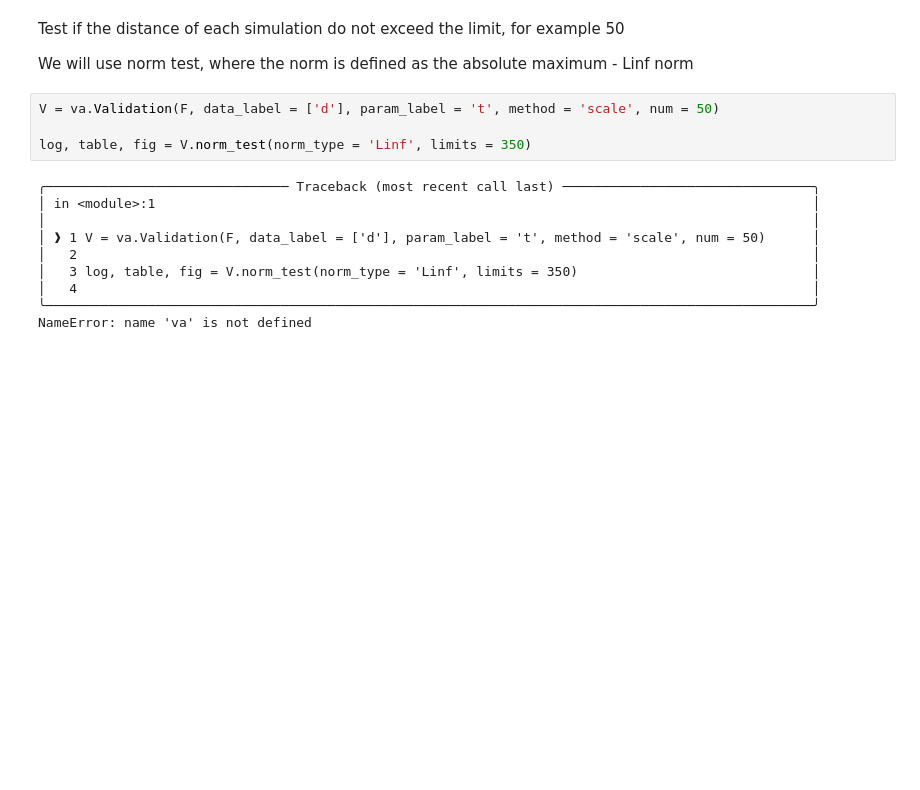
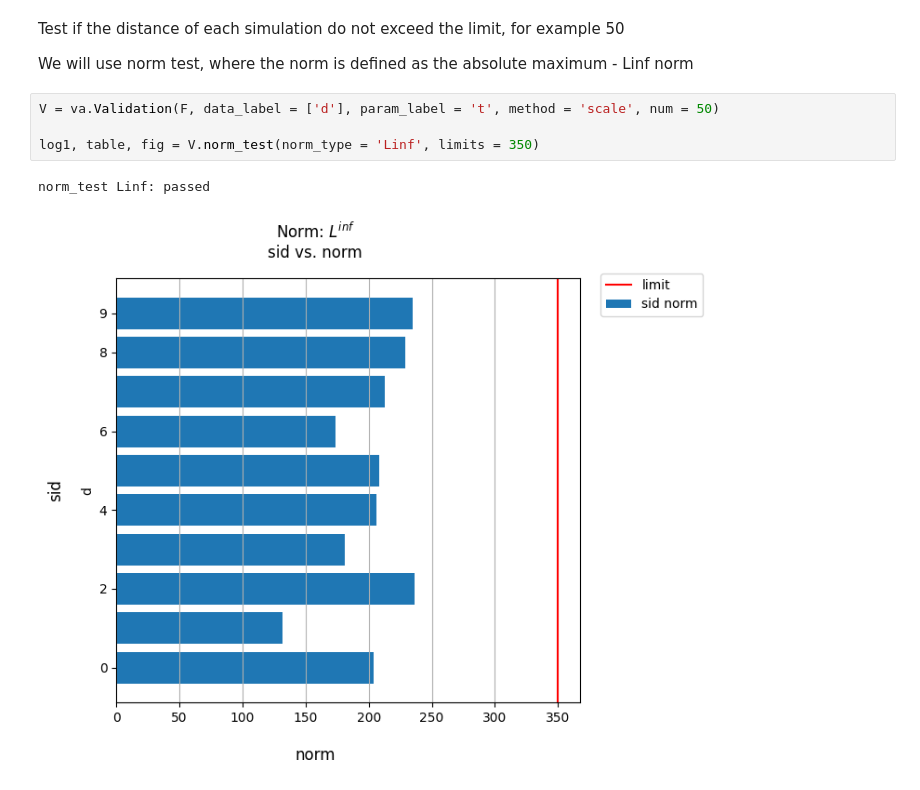
Before and after one commit to citros-garden/cannon, a Jupyter notebook: notebooks/data_analysis.ipynb, the cells around one changed output. Drawn from its saved outputs; the diff is of its cells as text; blank space fills up the shorter version.

```diff
--- a/notebooks/data_analysis.ipynb
+++ b/notebooks/data_analysis.ipynb
@@ -1062,14 +991,7 @@ We will use norm test, where the norm is defined as the absolute maximum - Linf
 # %%
 V = va.Validation(F, data_label = ['d'], param_label = 't', method = 'scale', num = 50)
 
-log, table, fig = V.norm_test(norm_type = 'Linf', limits = 350)
+log1, table, fig = V.norm_test(norm_type = 'Linf', limits = 350)
 # %% [output]
-╭─────────────────────────────── Traceback (most recent call last) ────────────────────────────────╮
-│ in <module>:1                                                                                    │
-│                                                                                                  │
-│ ❱ 1 V = va.Validation(F, data_label = ['d'], param_label = 't', method = 'scale', num = 50)      │
-│   2                                                                                              │
-│   3 log, table, fig = V.norm_test(norm_type = 'Linf', limits = 350)                              │
-│   4                                                                                              │
-╰──────────────────────────────────────────────────────────────────────────────────────────────────╯
-NameError: name 'va' is not defined
+norm_test Linf: passed
+[figure, added]
```
Also changed, not shown: parts of 44 cells of this notebook.
